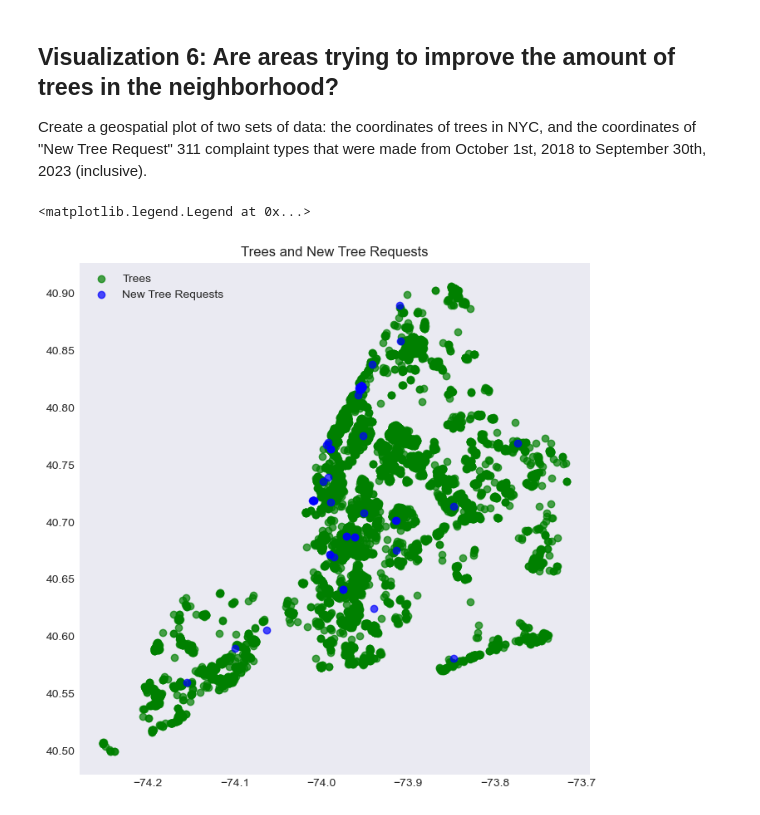
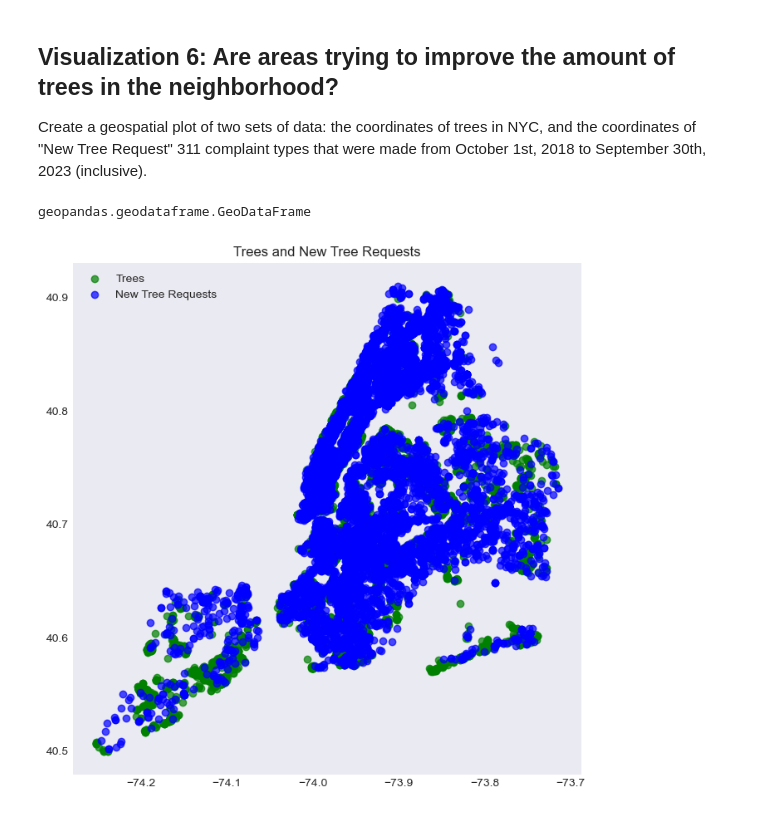
Before and after one commit to Leticia0401/NYC_Apartment_Search, a Jupyter notebook: code.ipynb, the cells around one changed output. Cells and saved outputs as stored; diff of their text form; code cells hidden in the pictures.

Commit message:
rewrite part4's code as functions
also add docstrings and type hints for these functions

```diff
--- a/code.ipynb
+++ b/code.ipynb
@@ -937,21 +987,34 @@ Text(65.95833333333333, 0.5, 'Latitude')
 ## Visualization 6: Are areas trying to improve the amount of trees in the neighborhood?
 Create a geospatial plot of two sets of data: the coordinates of trees in NYC, and the coordinates of "New Tree Request" 311 complaint types that were made from October 1st, 2018 to September 30th, 2023 (inclusive).
 # %%
-# Filter 'New Tree Request' 311 complaints data for the specified date range
-new_tree_requests = complaint_data[
-    (complaint_data['complaint_type'] == 'New Tree Request') &
-    (complaint_data['created_date'] >= '2018-10-01') &
-    (complaint_data['created_date'] <= '2023-09-30')
+# final data selection - skipped for now
+def get_data_for_visual_6() -> gpd.GeoDataFrame:
+    """Get the dataframe needed for visualization 6."""
+
+    # Select "New Tree Request" complaints within the time range
+    new_tree_requests = complaint_data[
+        (complaint_data['complaint_type'] == 'New Tree Request')
+        & (complaint_data['created_date'] >= '2018-10-01')
+        & (complaint_data['created_date'] <= '2023-09-30')
 ]
+    return new_tree_requests
+# %%
+type(tree_data)
+# %% [output]
+geopandas.geodataframe.GeoDataFrame
+# %%
+def trees_and_new_trees_request(tree_data: gpd.GeoDataFrame, new_tree_requests: gpd.GeoDataFrame):
+    """Create the plot 'Trees and New Tree Requests'."""
+
+    fig, ax = plt.subplots(figsize=(10, 8))
+
+    tree_data.plot(ax=ax, color='green', alpha=0.7, label='Trees')
+    new_tree_requests.plot(ax=ax, color='blue', alpha=0.7, label='New Tree Requests')
+
+    plt.title('Trees and New Tree Requests')
+    plt.legend()
 # %%
 # test:
-fig, ax = plt.subplots(figsize=(10, 8))
-
-tree_data.plot(ax=ax, color='green', alpha=0.7, label='Trees')
-complaint_data[complaint_data['complaint_type'] == 'New Tree Request'].plot(ax=ax, color='blue', alpha=0.7, label='New Tree Requests')
-
-plt.title('Trees and New Tree Requests')
-plt.legend()
+trees_and_new_trees_request(tree_data, complaint_data)
 # %% [output]
-<matplotlib.legend.Legend at 0x...>
-[figure, old version]
+[figure, new version]
```
Also changed, not shown: parts of 48 cells of this notebook.
